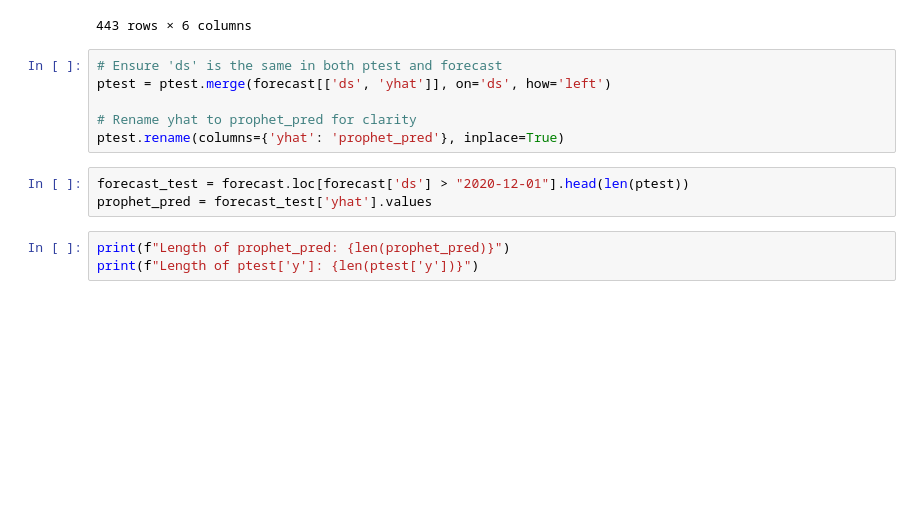
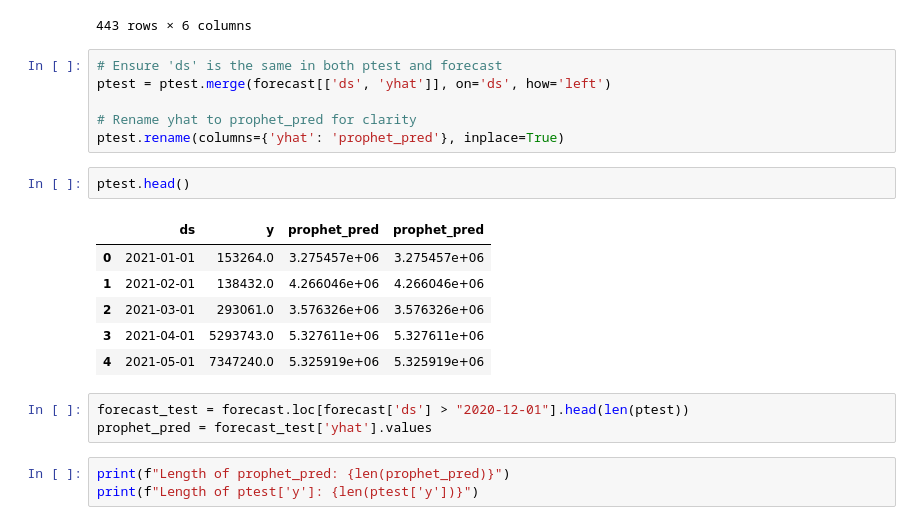
Before and after one commit to Emillia-rosette/traffic-volume-analysis, a Jupyter notebook: notebooks/04-modelling.ipynb, the cells around one changed output. Saved outputs shown, nothing was run; the diff lists cells and outputs as text; blank space fills up the shorter version.

```diff
--- a/notebooks/04-modelling.ipynb
+++ b/notebooks/04-modelling.ipynb
@@ -479,6 +479,15 @@ ptest = ptest.merge(forecast[['ds', 'yhat']], on='ds', how='left')
 
 # Rename yhat to prophet_pred for clarity
 ptest.rename(columns={'yhat': 'prophet_pred'}, inplace=True)
+# %%
+ptest.head()
+# %% [output]
+|  | ds | y | prophet_pred | prophet_pred |
+| 0 | 2021-01-01 | 153264.0 | 3.275457e+06 | 3.275457e+06 |
+| 1 | 2021-02-01 | 138432.0 | 4.266046e+06 | 4.266046e+06 |
+| 2 | 2021-03-01 | 293061.0 | 3.576326e+06 | 3.576326e+06 |
+| 3 | 2021-04-01 | 5293743.0 | 5.327611e+06 | 5.327611e+06 |
+| 4 | 2021-05-01 | 7347240.0 | 5.325919e+06 | 5.325919e+06 |
 # %%
 forecast_test = forecast.loc[forecast['ds'] > "2020-12-01"].head(len(ptest))
 prophet_pred = forecast_test['yhat'].values
```
Also changed, not shown: parts of 9 cells of this notebook.
